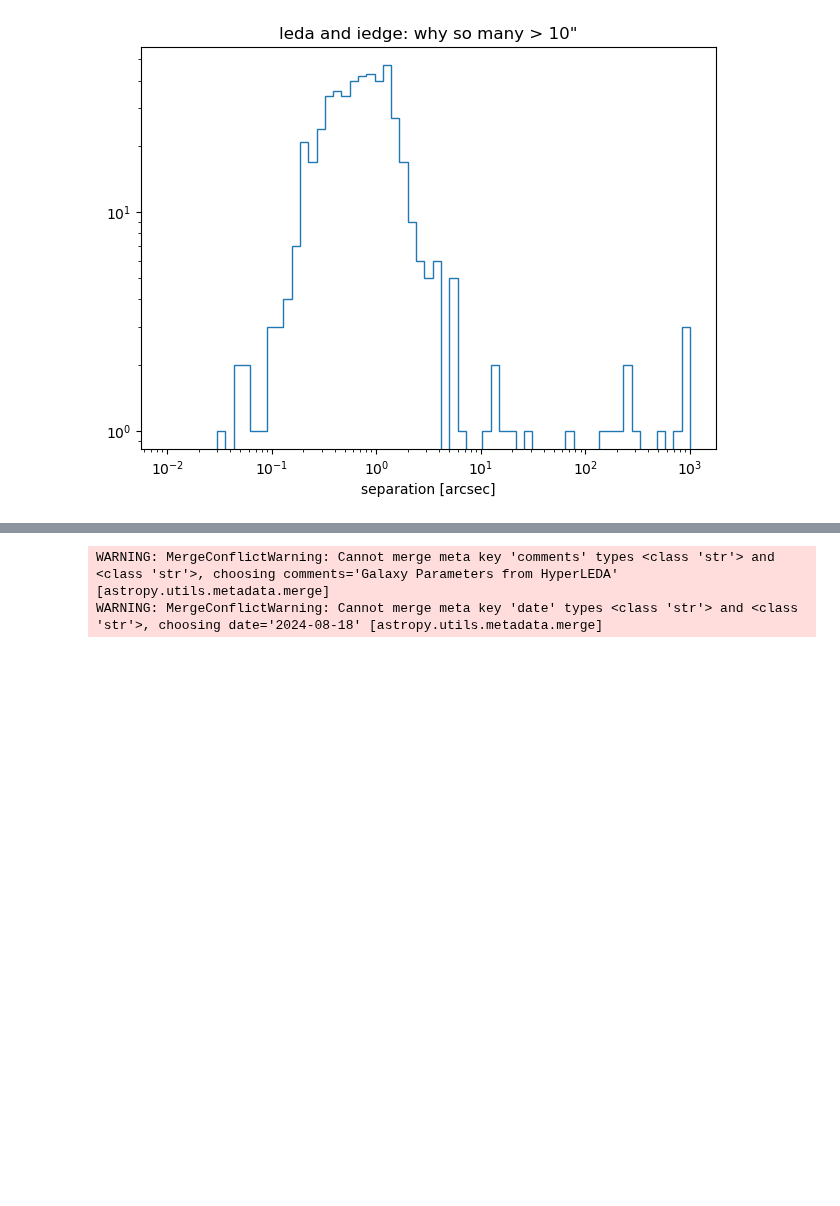
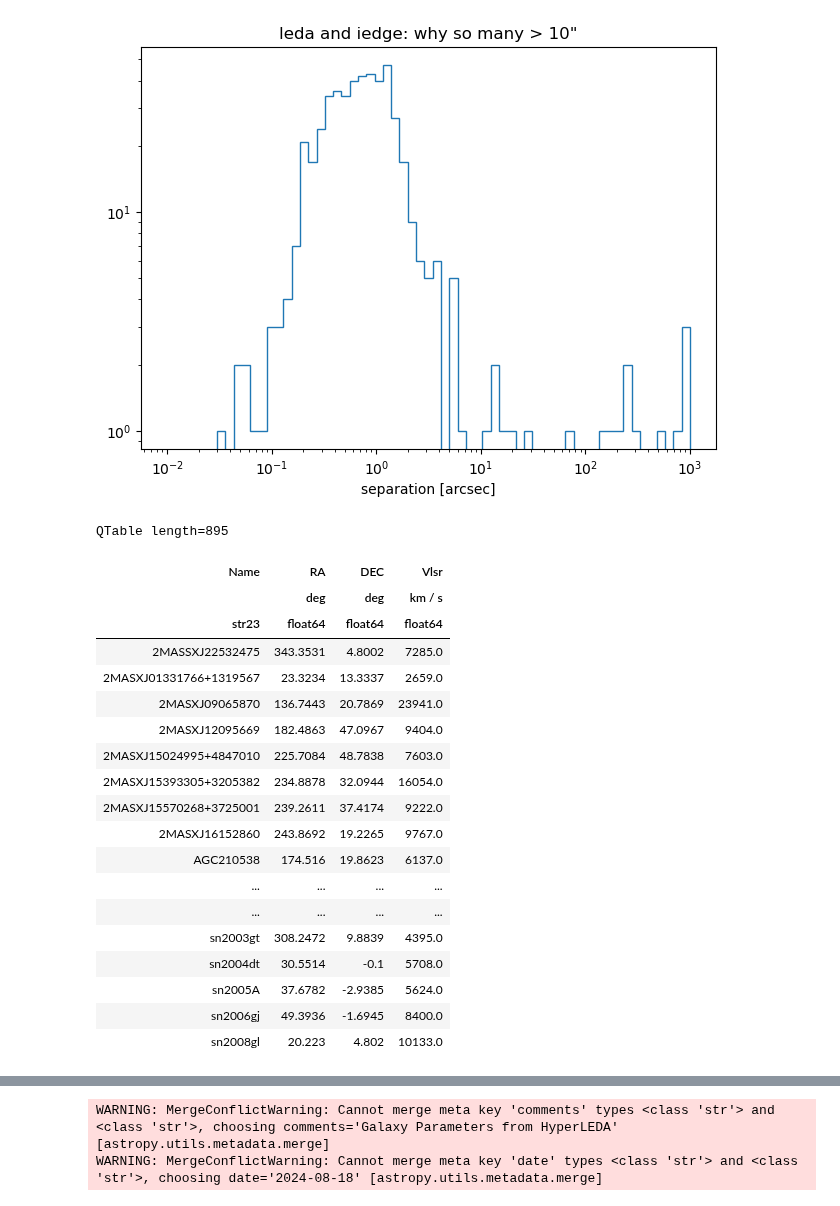
Before and after one commit to teuben/GBT-EDGE-HI, a Jupyter notebook: gals/hi_surveys.ipynb, the cells around one changed output, grey strips where cells are left out. Cells and saved outputs as stored; diff of their text form; code cells hidden in the pictures; blank space fills up the shorter version.

```diff
--- a/gals/hi_surveys.ipynb
+++ b/gals/hi_surveys.ipynb
@@ -431,3 +452,29 @@ plt.tight_layout()
 plt.title('leda and iedge: why so many > 10"');
 # %% [output]
 [figure]
+# %%
+# compare coords in t0e and t2
+t0a = t0e[ ['Name', 'RA', 'DEC','Vlsr']]
+t0a.sort('Name')
+t0a
+# %% [output]
+QTable length=895
+| Name | RA | DEC | Vlsr |
+|  | deg | deg | km / s |
+| str23 | float64 | float64 | float64 |
+| 2MASSXJ22532475 | 343.3531 | 4.8002 | 7285.0 |
+| 2MASXJ01331766+1319567 | 23.3234 | 13.3337 | 2659.0 |
+| 2MASXJ09065870 | 136.7443 | 20.7869 | 23941.0 |
+| 2MASXJ12095669 | 182.4863 | 47.0967 | 9404.0 |
+| 2MASXJ15024995+4847010 | 225.7084 | 48.7838 | 7603.0 |
+| 2MASXJ15393305+3205382 | 234.8878 | 32.0944 | 16054.0 |
+| 2MASXJ15570268+3725001 | 239.2611 | 37.4174 | 9222.0 |
+| 2MASXJ16152860 | 243.8692 | 19.2265 | 9767.0 |
+| AGC210538 | 174.516 | 19.8623 | 6137.0 |
+| ... | ... | ... | ... |
+| ... | ... | ... | ... |
+| sn2003gt | 308.2472 | 9.8839 | 4395.0 |
+| sn2004dt | 30.5514 | -0.1 | 5708.0 |
+| sn2005A | 37.6782 | -2.9385 | 5624.0 |
+| sn2006gj | 49.3936 | -1.6945 | 8400.0 |
+| sn2008gl | 20.223 | 4.802 | 10133.0 |
```
Also changed, not shown: parts of 51 cells of this notebook.
